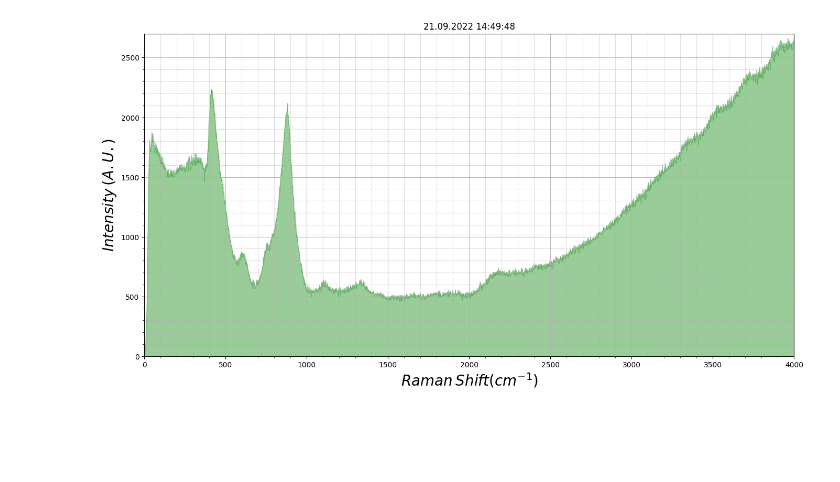
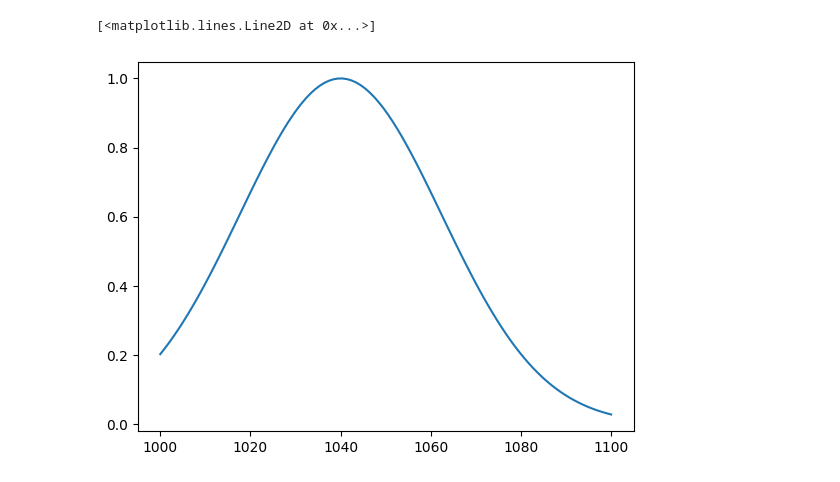
Before and after one commit to oftavira/BitacoraLiteratura, a Jupyter notebook: Ploting/_temp.ipynb, the cells around one changed output. Drawn from its saved outputs; the diff is of its cells as text; code cells hidden in the pictures; blank space fills up the shorter version.

```diff
--- a/Ploting/_temp.ipynb
+++ b/Ploting/_temp.ipynb
@@ -133,31 +117,12 @@ with plt.rc_context({'xtick.color':'black', 'ytick.color':'black'}):
-# %%
-from matplotlib.ticker import (MultipleLocator, AutoMinorLocator)
-import numpy as np
-
-
-with plt.rc_context({'xtick.color':'black', 'ytick.color':'black'}):
-    fig, ax = plt.subplots()
-    fig.set_size_inches(16,8)
-
-    base = np.linspace(0,4000,2737)
-    plt.fill_between(base,s.spy, color='g', alpha=0.4)
-
-    plt.ylim([0, 2700])
-    plt.xlim([0, 4000])
-    plt.xlabel(r'$Raman \: Shift (cm^{-1})$', fontsize=20)
-    plt.ylabel(r'$Intensity \: (A.U.)$', fontsize=20)
-    ax.set_title(s.info)
-
-    # Major ticks every 20, minor ticks every 5
-    major_ticks = np.arange(0, 2501, 500)
-    minor_ticks = np.arange(0, 2501, 100)
-    ax.set_yticks(major_ticks)
-    ax.set_yticks(minor_ticks, minor=True)
-    # Or if you want different settings for the grids:
-    ax.grid(which='minor', alpha=0.4)
-    ax.grid(which='major', alpha=0.8)
-
-    ax.xaxis.set_minor_locator(MultipleLocator(100))
-    plt.savefig('test.jpeg',dpi=900)
-# %% [output]
-[figure, removed]
+# %%
+x = np.linspace(0,100,100)
+z = np.linspace(1000,1100,100)
+# %%
+t = np.exp(-0.001*(x-40)**2)
+# %%
+import matplotlib.pyplot as plt
+
+plt.plot(z,t)
+# %% [output]
+[<matplotlib.lines.Line2D at 0x...>]
+[figure, added]
```
Also changed, not shown: parts of 15 cells of this notebook, 5 other files.
